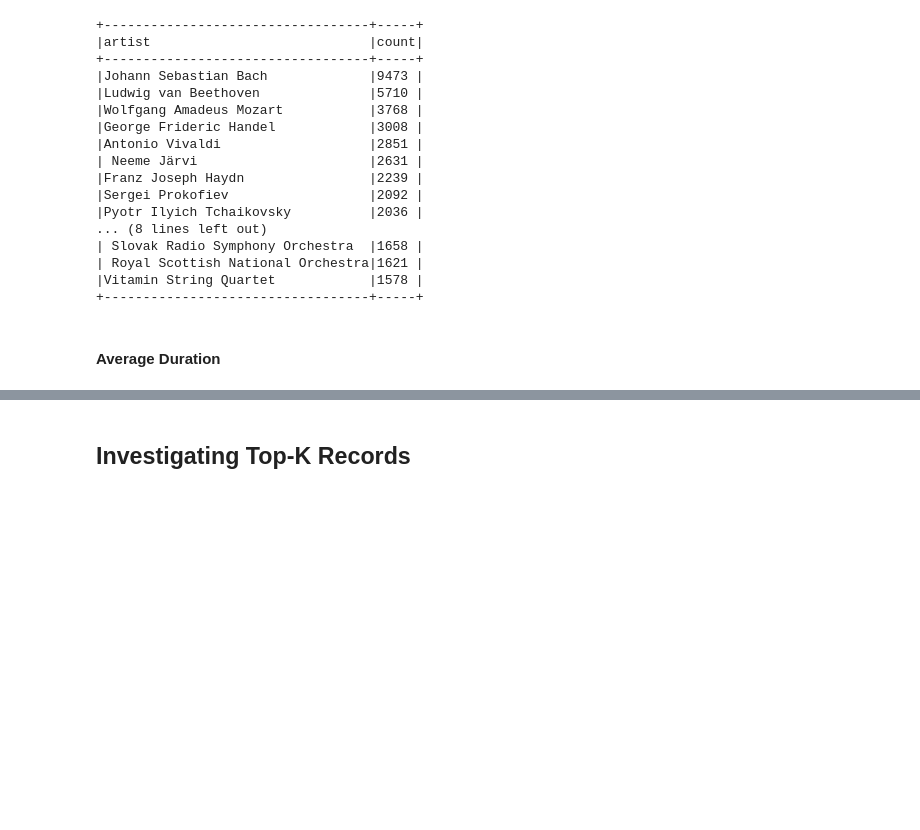
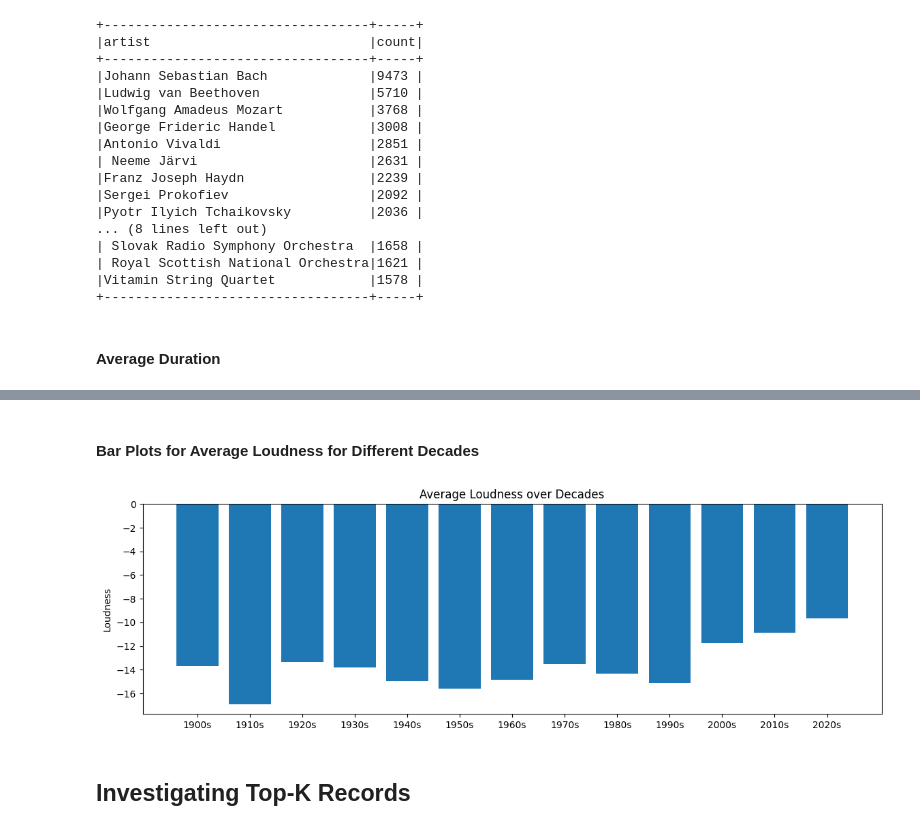
Before and after one commit to ALotov2000/Data_Science-CA3-pyspark-starter, a Jupyter notebook: main.ipynb, the cells around one changed output, grey strips where cells are left out. Saved outputs shown, nothing was run; the diff lists cells and outputs as text; code cells hidden in the pictures; blank space fills up the shorter version.

```diff
--- a/main.ipynb
+++ b/main.ipynb
@@ -224,3 +271,9 @@ final_df.show(5)
+# %% [markdown]
+#### Bar Plots for Average Loudness for Different Decades
+# %%
+do_bar_plot_for_decade_of("loudness")
+# %% [output]
+[figure, added]
 # %% [markdown]
 ## Investigating Top-K Records
 # %%
```
Also changed, not shown: parts of 18 cells of this notebook.
